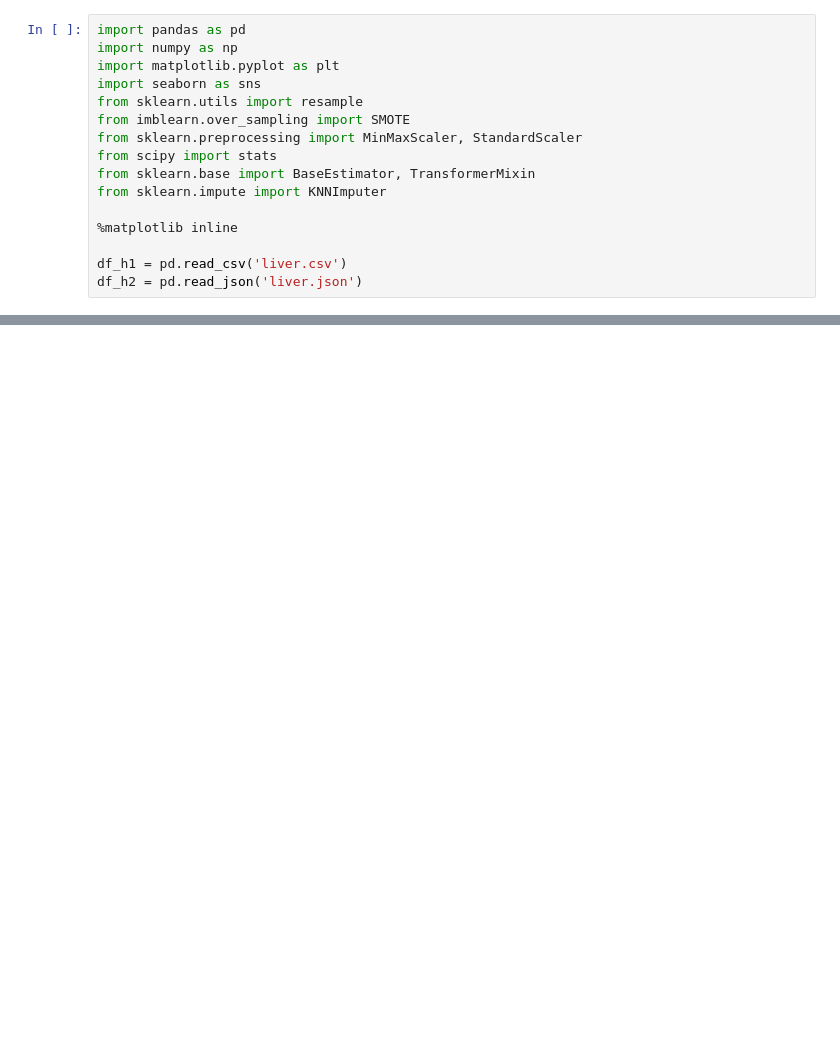
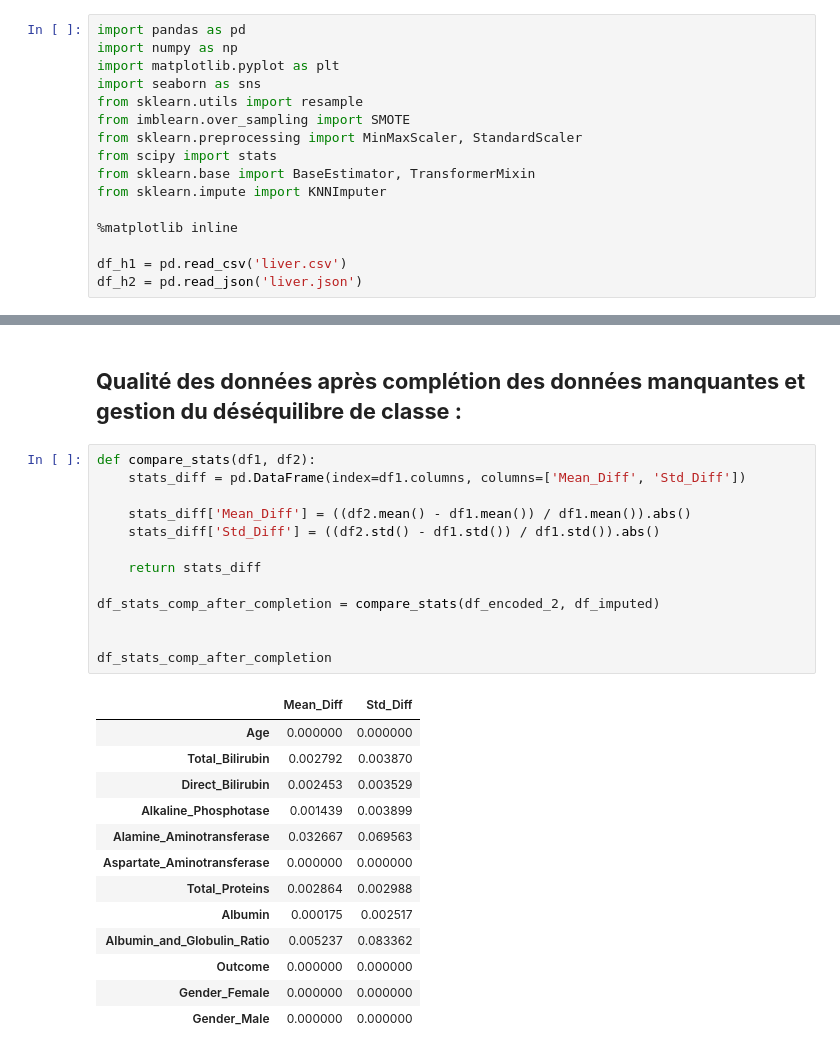
Before and after one commit to AlexisDcn/PROJETEPI_AD_EC, a Jupyter notebook: ProjetADEC.ipynb, the cells around one changed output, grey strips where cells are left out. Drawn from its saved outputs; the diff is of its cells as text; blank space fills up the shorter version.

```diff
--- a/ProjetADEC.ipynb
+++ b/ProjetADEC.ipynb
@@ -61,0 +179,29 @@ memory usage: 25.1+ KB
+# %% [markdown]
+## **Qualité des données après complétion des données manquantes et gestion du déséquilibre de classe :**
+# %%
+def compare_stats(df1, df2):
+    stats_diff = pd.DataFrame(index=df1.columns, columns=['Mean_Diff', 'Std_Diff'])
+
+    stats_diff['Mean_Diff'] = ((df2.mean() - df1.mean()) / df1.mean()).abs()
+    stats_diff['Std_Diff'] = ((df2.std() - df1.std()) / df1.std()).abs()
+
+    return stats_diff
+
+df_stats_comp_after_completion = compare_stats(df_encoded_2, df_imputed)
+
+
+df_stats_comp_after_completion
+# %% [output]
+|  | Mean_Diff | Std_Diff |
+| Age | 0.000000 | 0.000000 |
+| Total_Bilirubin | 0.002792 | 0.003870 |
+| Direct_Bilirubin | 0.002453 | 0.003529 |
+| Alkaline_Phosphotase | 0.001439 | 0.003899 |
+| Alamine_Aminotransferase | 0.032667 | 0.069563 |
+| Aspartate_Aminotransferase | 0.000000 | 0.000000 |
+| Total_Proteins | 0.002864 | 0.002988 |
+| Albumin | 0.000175 | 0.002517 |
+| Albumin_and_Globulin_Ratio | 0.005237 | 0.083362 |
+| Outcome | 0.000000 | 0.000000 |
+| Gender_Female | 0.000000 | 0.000000 |
+| Gender_Male | 0.000000 | 0.000000 |
```
Also changed, not shown: parts of 35 cells of this notebook, 1 other file.
